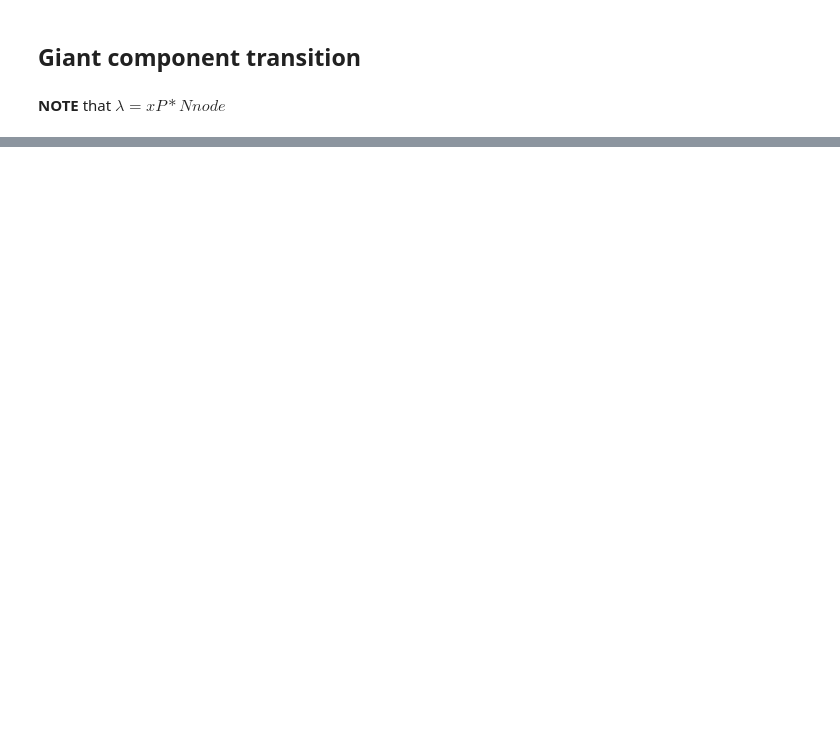
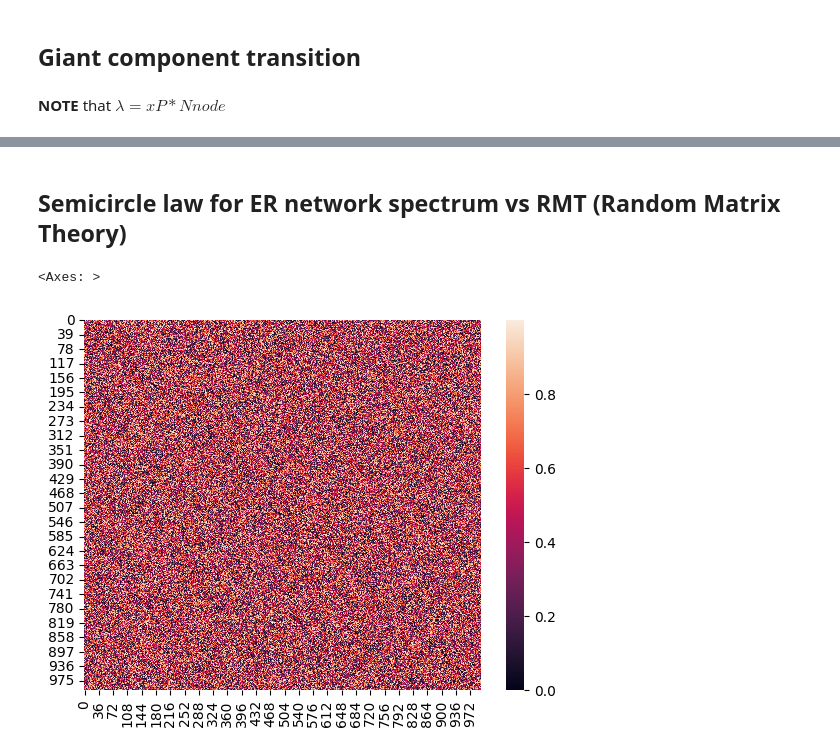
Before and after one commit to ludovicaisa/Physics_Unibo, a Jupyter notebook: src/Complex_Networks/ER_networks.ipynb, the cells around one changed output, grey strips where cells are left out. Saved outputs shown, nothing was run; the diff lists cells and outputs as text; code cells hidden in the pictures; blank space fills up the shorter version.

Commit message:
finished ER networks

```diff
--- a/src/Complex_Networks/ER_networks.ipynb
+++ b/src/Complex_Networks/ER_networks.ipynb
@@ -201,0 +200,15 @@ plt.plot(xP*Nnode, Rm)
+# %% [markdown]
+## Semicircle law for ER network spectrum vs RMT (Random Matrix Theory)
+# %%
+Nnode = int(1e3)
+Plink = 0.2 # link probability (canonical)
+
+rr = np.triu(np.random.rand(Nnode, Nnode), k=1)
+rr = rr + rr.T
+np.fill_diagonal(rr, 0) # remove loops
+
+# plot matrix with values
+sns.heatmap(rr)
+# %% [output]
+<Axes: >
+[figure, added]
```
Also changed, not shown: parts of 19 cells of this notebook.
